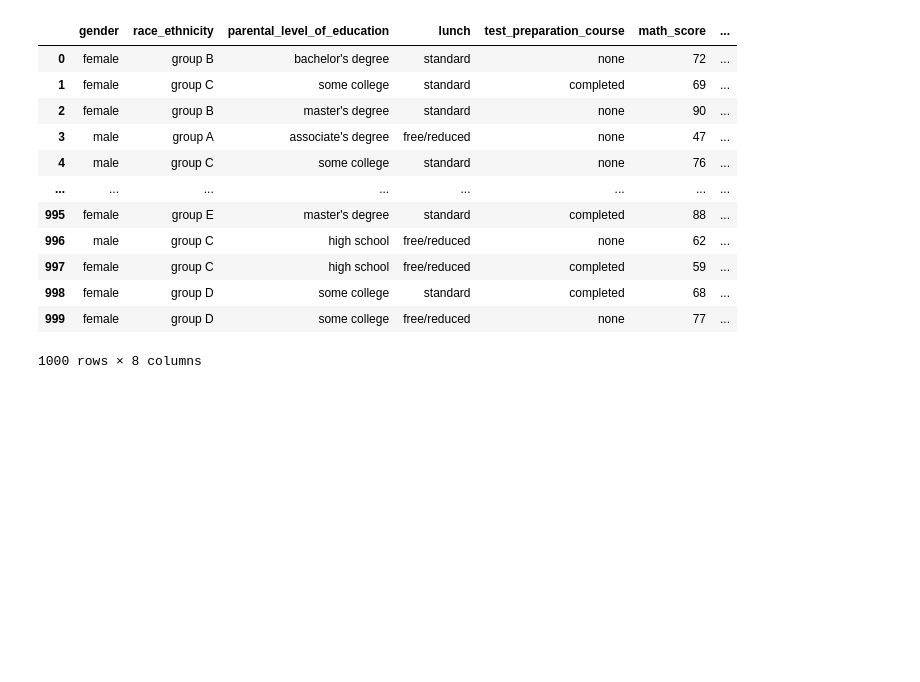
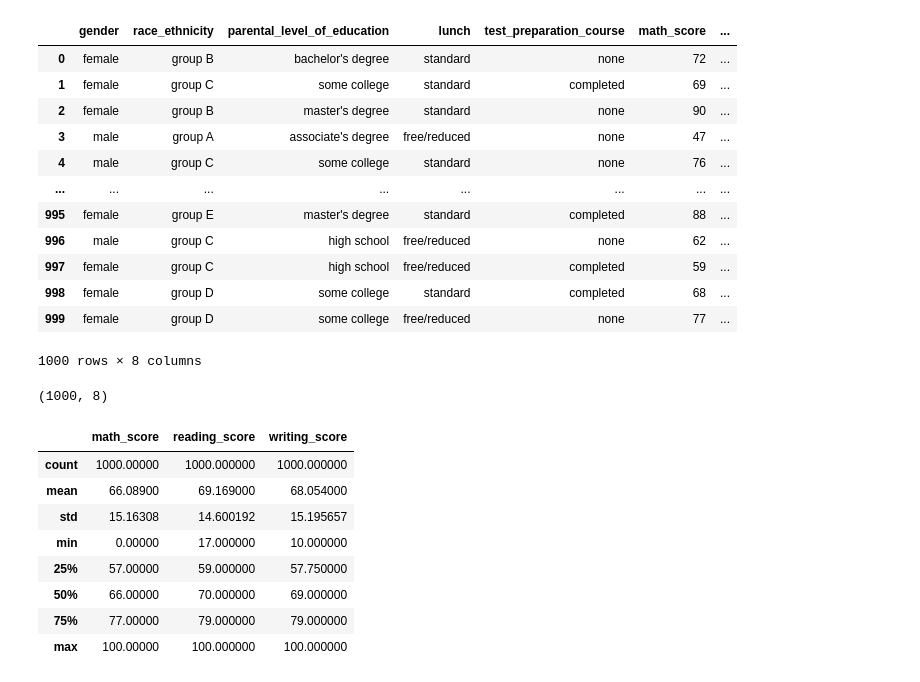
Before and after one commit to yadavkumarpankaj/EDA-PRACTICE, a Jupyter notebook: EDA_PROJECT_FOR_PRACTICE.ipynb, the cells around one changed output. Saved outputs shown, nothing was run; the diff lists cells and outputs as text; code cells hidden in the pictures; blank space fills up the shorter version.

```diff
--- a/EDA_PROJECT_FOR_PRACTICE.ipynb
+++ b/EDA_PROJECT_FOR_PRACTICE.ipynb
@@ -27,3 +27,19 @@ df
 | 998 | female | group D | some college | standard | completed | 68 | ... |
 | 999 | female | group D | some college | free/reduced | none | 77 | ... |
 1000 rows × 8 columns
+# %%
+df.shape
+# %% [output]
+(1000, 8)
+# %%
+df.describe()
+# %% [output]
+|  | math_score | reading_score | writing_score |
+| count | 1000.00000 | 1000.000000 | 1000.000000 |
+| mean | 66.08900 | 69.169000 | 68.054000 |
+| std | 15.16308 | 14.600192 | 15.195657 |
+| min | 0.00000 | 17.000000 | 10.000000 |
+| 25% | 57.00000 | 59.000000 | 57.750000 |
+| 50% | 66.00000 | 70.000000 | 69.000000 |
+| 75% | 77.00000 | 79.000000 | 79.000000 |
+| max | 100.00000 | 100.000000 | 100.000000 |
```
